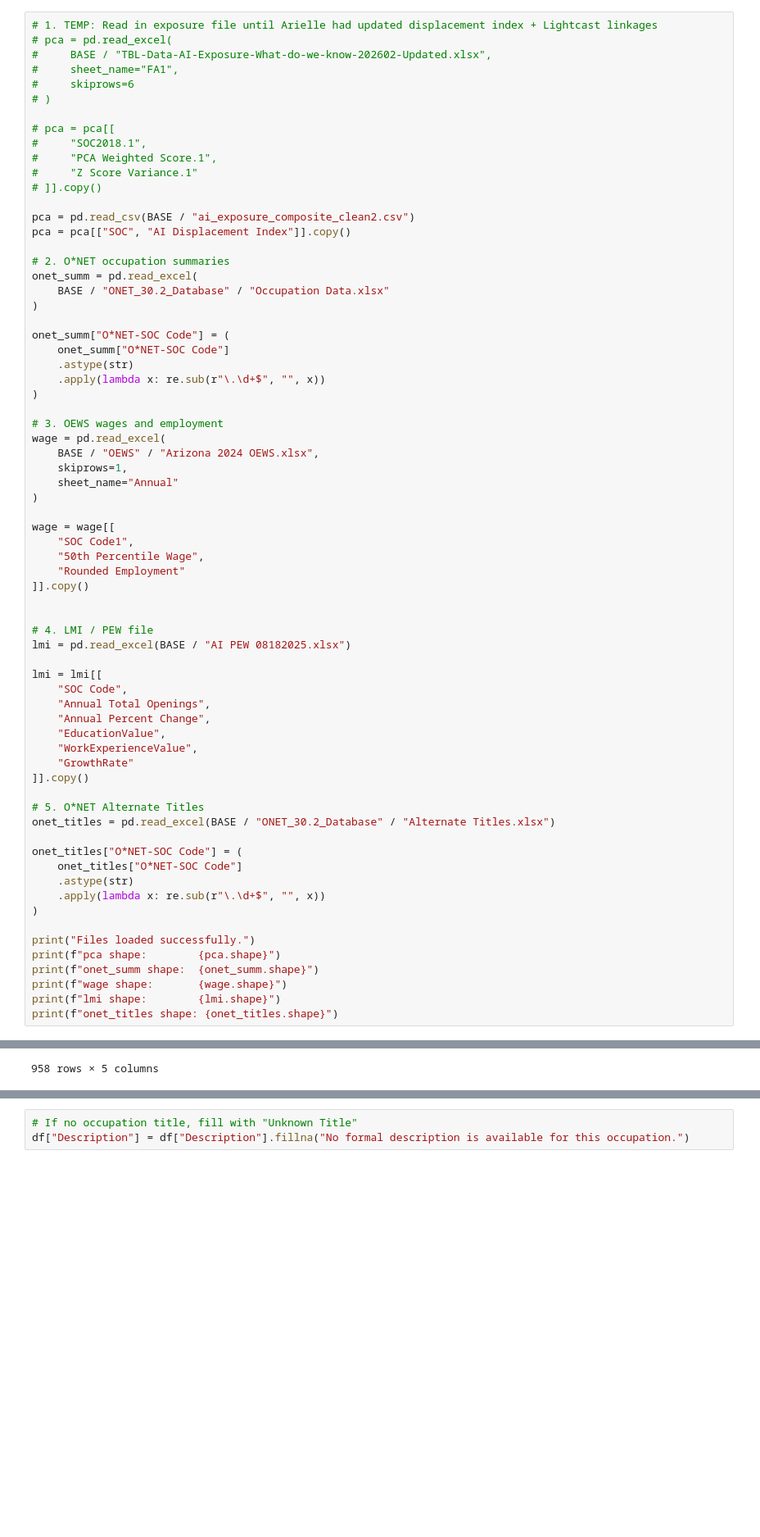
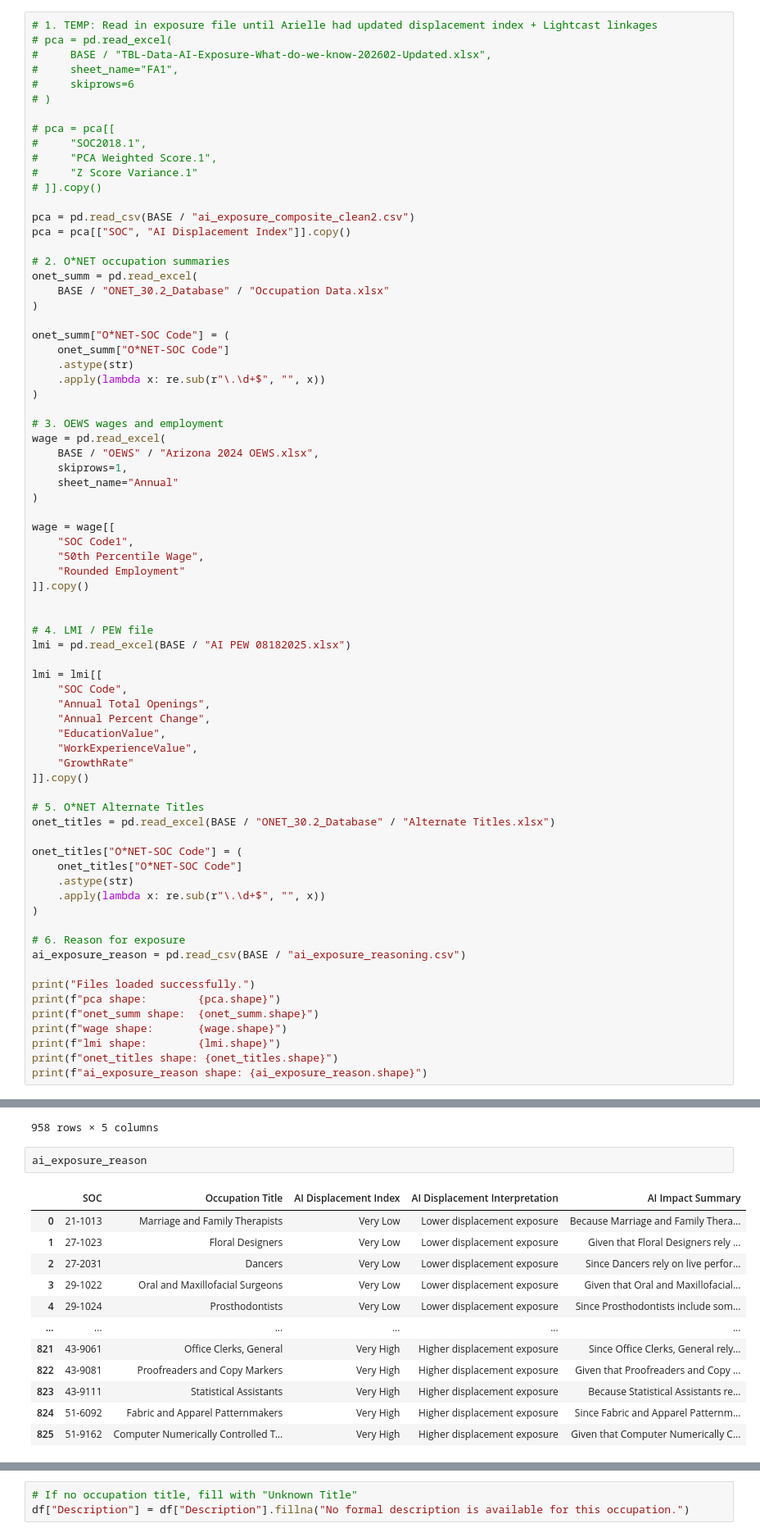
Before and after one commit to aipathways/aipathways.github.io, a Jupyter notebook: Materials/conversion.ipynb, the cells around one changed output, grey strips where cells are left out. Shown at 82% size. Saved outputs shown, nothing was run; the diff lists cells and outputs as text; blank space fills up the shorter version.

```diff
--- a/Materials/conversion.ipynb
+++ b/Materials/conversion.ipynb
@@ -99,12 +99,16 @@ onet_titles["O*NET-SOC Code"] = (
     .apply(lambda x: re.sub(r"\.\d+$", "", x))
 )
 
+# 6. Reason for exposure
+ai_exposure_reason = pd.read_csv(BASE / "ai_exposure_reasoning.csv")
+
 print("Files loaded successfully.")
 print(f"pca shape:        {pca.shape}")
 print(f"onet_summ shape:  {onet_summ.shape}")
 print(f"wage shape:       {wage.shape}")
 print(f"lmi shape:        {lmi.shape}")
 print(f"onet_titles shape: {onet_titles.shape}")
+print(f"ai_exposure_reason shape: {ai_exposure_reason.shape}")
 # %% [output]
 Files loaded successfully.
 pca shape:        (826, 2)
@@ -173,3 +180,18 @@ df
 | 956 | 53-6099 | Medium | 53-6099 | Transportation Workers, All Other | All transportation workers not li... |
 | 957 | 53-7199 | Medium | 53-7199 | Material Moving Workers, All Other | All material moving workers not l... |
 958 rows × 5 columns
+# %%
+ai_exposure_reason
+# %% [output]
+|  | SOC | Occupation Title | AI Displacement Index | AI Displacement Interpretation | AI Impact Summary |
+| 0 | 21-1013 | Marriage and Family Therapists | Very Low | Lower displacement exposure | Because Marriage and Family Thera... |
+| 1 | 27-1023 | Floral Designers | Very Low | Lower displacement exposure | Given that Floral Designers rely ... |
+| 2 | 27-2031 | Dancers | Very Low | Lower displacement exposure | Since Dancers rely on live perfor... |
+| 3 | 29-1022 | Oral and Maxillofacial Surgeons | Very Low | Lower displacement exposure | Given that Oral and Maxillofacial... |
+| 4 | 29-1024 | Prosthodontists | Very Low | Lower displacement exposure | Since Prosthodontists include som... |
+| ... | ... | ... | ... | ... | ... |
+| 821 | 43-9061 | Office Clerks, General | Very High | Higher displacement exposure | Since Office Clerks, General rely... |
+| 822 | 43-9081 | Proofreaders and Copy Markers | Very High | Higher displacement exposure | Given that Proofreaders and Copy ... |
+| 823 | 43-9111 | Statistical Assistants | Very High | Higher displacement exposure | Because Statistical Assistants re... |
+| 824 | 51-6092 | Fabric and Apparel Patternmakers | Very High | Higher displacement exposure | Since Fabric and Apparel Patternm... |
+| 825 | 51-9162 | Computer Numerically Controlled T... | Very High | Higher displacement exposure | Given that Computer Numerically C... |
```
Also changed, not shown: parts of 8 cells of this notebook, 2 other files.
